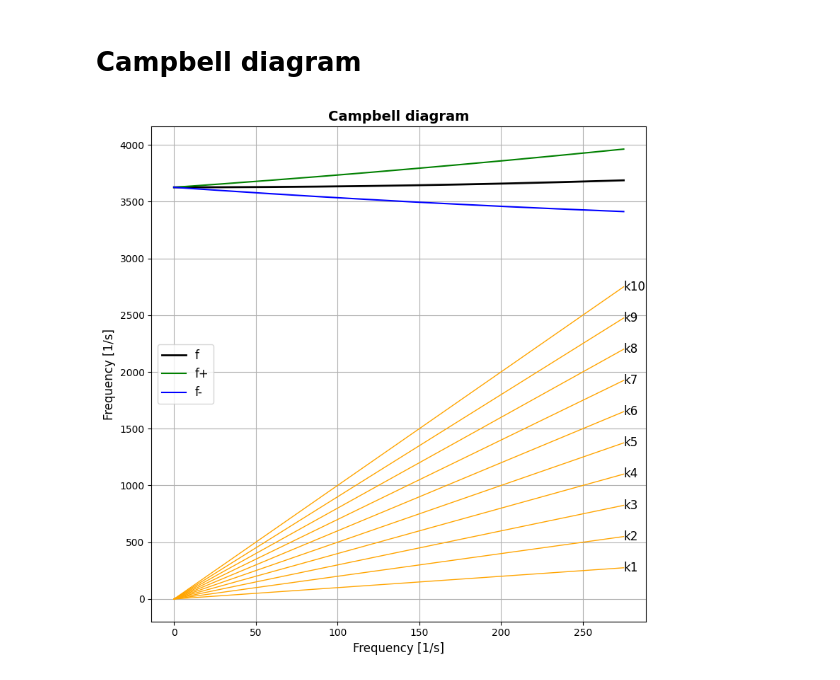
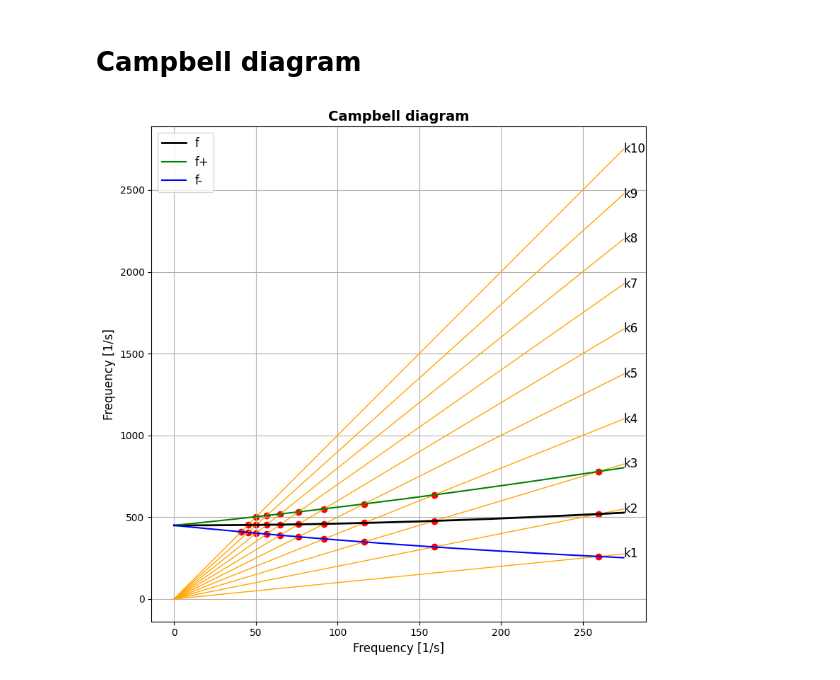
Before and after one commit to ParkhomenkoDV/gte, a Jupyter notebook: gte/HPT_stage_1_disk.ipynb, the cells around one changed output. Drawn from its saved outputs; the diff is of its cells as text; code cells hidden in the pictures.

```diff
--- a/gte/HPT_stage_1_disk.ipynb
+++ b/gte/HPT_stage_1_disk.ipynb
@@ -157,11 +157,11 @@ disk.frequency_safety_factor(condition["rotation_frequency"], temperature=600, p
 # %% [markdown]
 # Campbell diagram
 # %%
-resonance = disk.campbell_diagram(0, 1, 1,
-                                  condition["rotation_frequency"]*1.1,
+resonance = disk.campbell_diagram(0, N=1, S=0,
+                                  max_rotation_frequency=condition["rotation_frequency"]*1.1,
                                   multiplicity=arange(1, 10+1, 1), )
 # %% [output]
-[figure, old version]
+[figure, new version]
 # %%
 resonance
 # %% [output]
```
Also changed, not shown: parts of 1 cell of this notebook, 2 other files.
